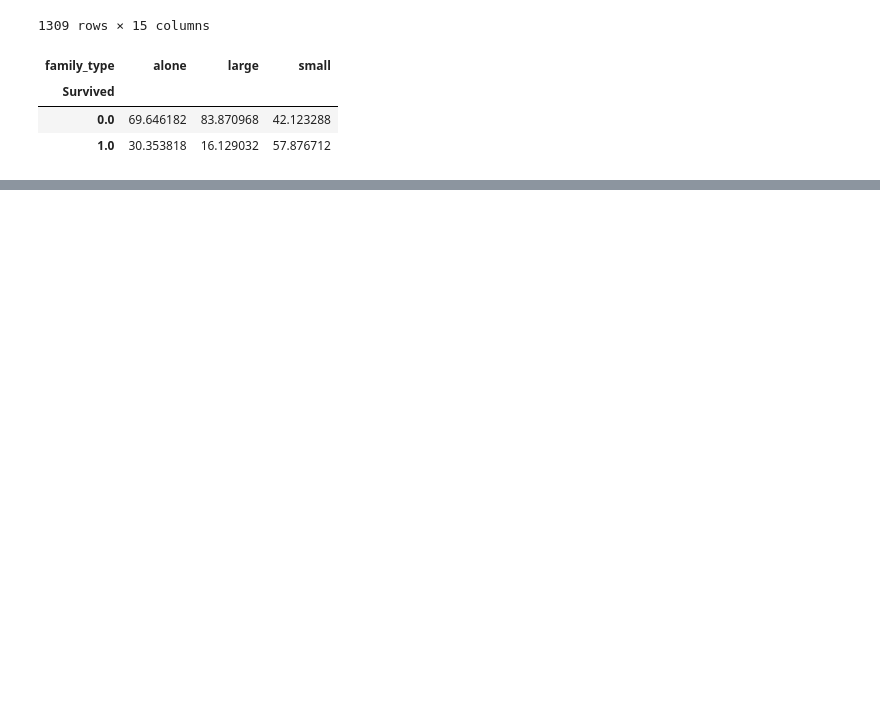
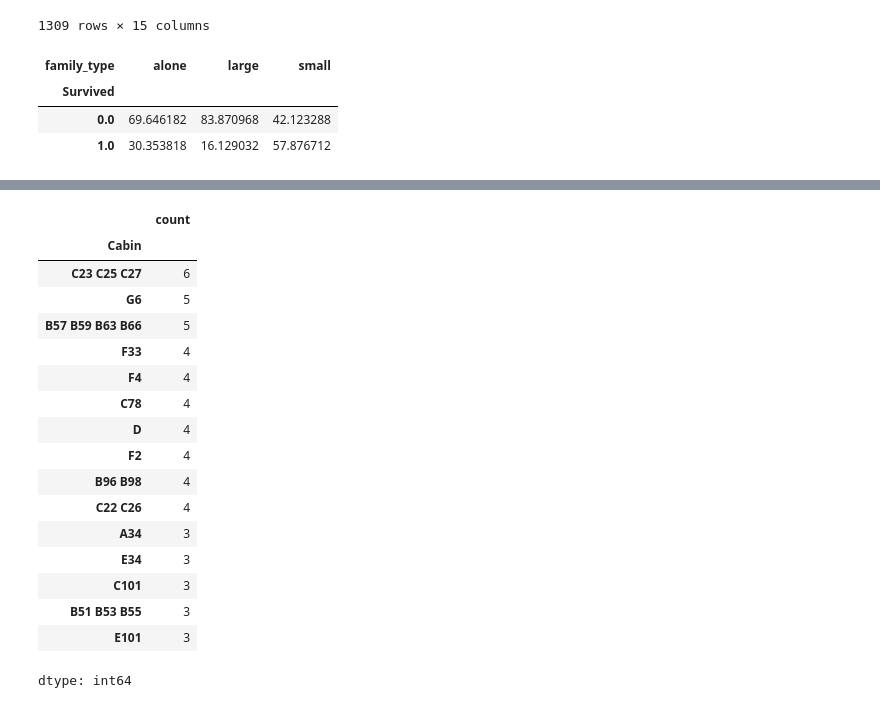
Before and after one commit to Kuldeep2003-exe/dataAnalysis, a Jupyter notebook: EDA_01.ipynb, the cells around one changed output, grey strips where cells are left out. Drawn from its saved outputs; the diff is of its cells as text; code cells hidden in the pictures; blank space fills up the shorter version.

```diff
--- a/EDA_01.ipynb
+++ b/EDA_01.ipynb
@@ -406,0 +452,21 @@ pd.crosstab(df['Survived'],df['family_type'],normalize='columns')*100
+# %%
+df['Cabin'].value_counts().head(15)
+# %% [output]
+|  | count |
+| Cabin |  |
+| C23 C25 C27 | 6 |
+| G6 | 5 |
+| B57 B59 B63 B66 | 5 |
+| F33 | 4 |
+| F4 | 4 |
+| C78 | 4 |
+| D | 4 |
+| F2 | 4 |
+| B96 B98 | 4 |
+| C22 C26 | 4 |
+| A34 | 3 |
+| E34 | 3 |
+| C101 | 3 |
+| B51 B53 B55 | 3 |
+| E101 | 3 |
+dtype: int64
```
Also changed, not shown: parts of 11 cells of this notebook.
